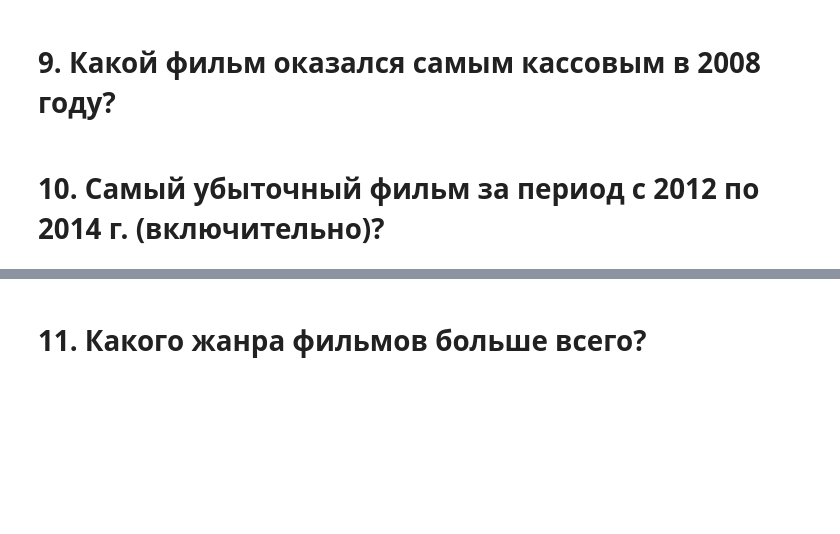
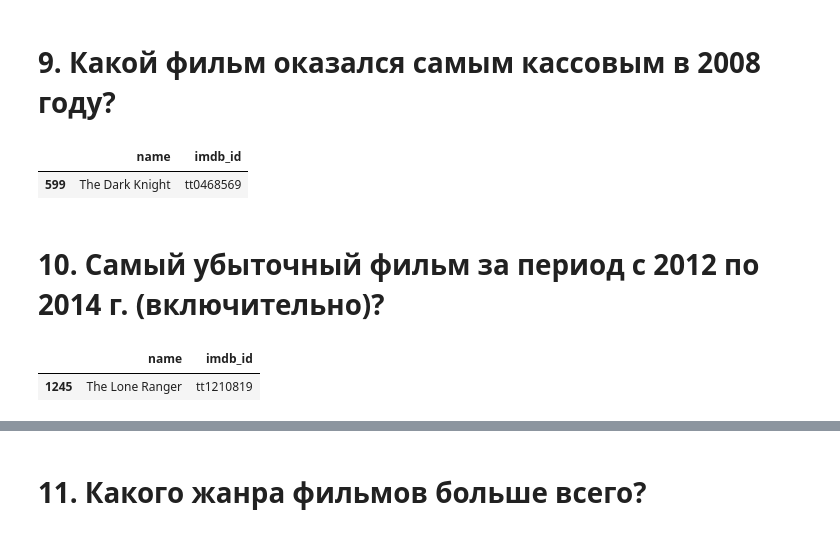
Before and after one commit to anya-chocolat/SkillFactory, a Jupyter notebook: module_1/Movies_IMBD.ipynb, the cells around one changed output, grey strips where cells are left out. Saved outputs shown, nothing was run; the diff lists cells and outputs as text; code cells hidden in the pictures; blank space fills up the shorter version.

```diff
--- a/module_1/Movies_IMBD.ipynb
+++ b/module_1/Movies_IMBD.ipynb
@@ -135,4 +135,10 @@ data[data.revenue > data.budget].name.count()
 answers['8'] = data[data.revenue > data.budget].name.count()
 # %% [markdown]
 # 9. Какой фильм оказался самым кассовым в 2008 году?
+# %%
+data2 = data[data.release_year == 2008]
+data2[data2.revenue == data2.revenue.max()][['name', 'imdb_id']]
+# %% [output]
+|  | name | imdb_id |
+| 599 | The Dark Knight | tt0468569 |
 # %%
@@ -143,0 +148,6 @@ answers['10'] =
+# %%
+data3 = data[(data.release_year >= 2012) & (data.release_year <= 2014)]
+data3[data3.profit == data3.profit.min()][['name', 'imdb_id']]
+# %% [output]
+|  | name | imdb_id |
+| 1245 | The Lone Ranger | tt1210819 |
```
Also changed, not shown: parts of 17 cells of this notebook.
